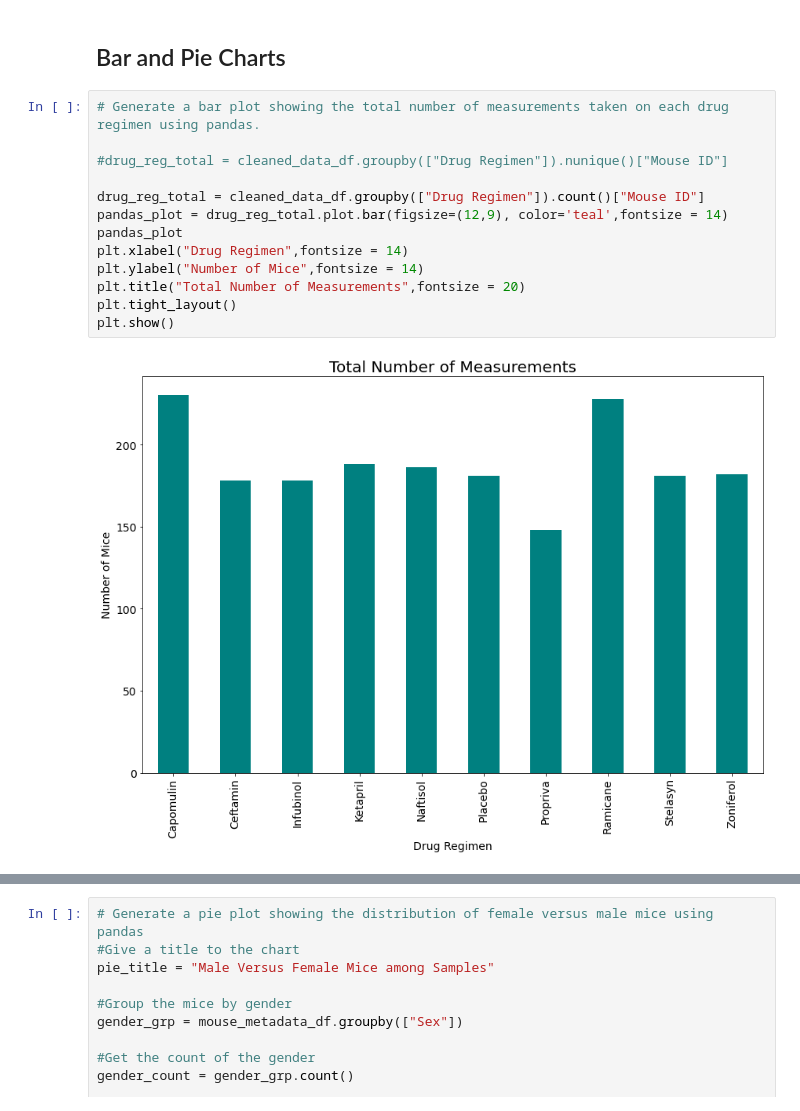
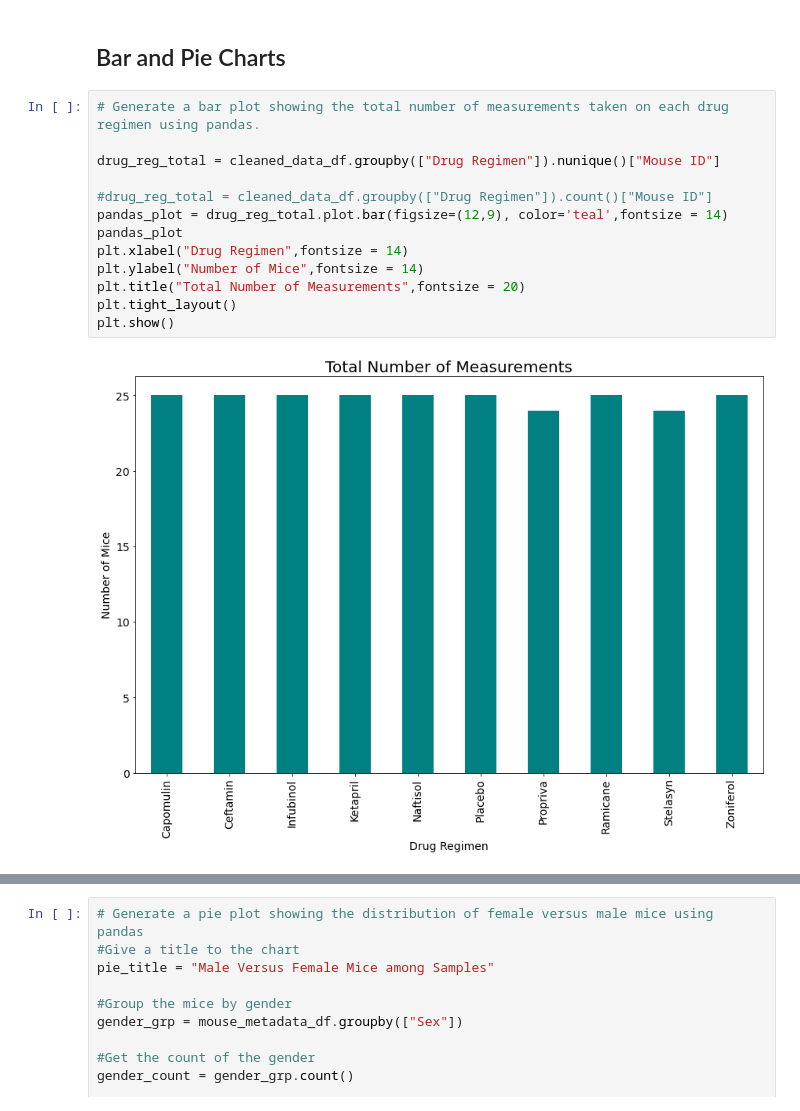
Before and after one commit to Claude-Hanfou/Pymaceuticals-Analysis, a Jupyter notebook: Pymaceuticals/Pymaceutical_start.ipynb, the cells around one changed output, grey strips where cells are left out. Saved outputs shown, nothing was run; the diff lists cells and outputs as text.

```diff
--- a/Pymaceuticals/Pymaceutical_start.ipynb
+++ b/Pymaceuticals/Pymaceutical_start.ipynb
@@ -126,17 +125,17 @@ summary_table.head(10)
 # %%
 # Generate a bar plot showing the total number of measurements taken on each drug regimen using pandas.
 
-#drug_reg_total = cleaned_data_df.groupby(["Drug Regimen"]).nunique()["Mouse ID"]
+drug_reg_total = cleaned_data_df.groupby(["Drug Regimen"]).nunique()["Mouse ID"]
 
-drug_reg_total = cleaned_data_df.groupby(["Drug Regimen"]).count()["Mouse ID"]
+#drug_reg_total = cleaned_data_df.groupby(["Drug Regimen"]).count()["Mouse ID"]
 pandas_plot = drug_reg_total.plot.bar(figsize=(12,9), color='teal',fontsize = 14)
 pandas_plot
 plt.xlabel("Drug Regimen",fontsize = 14)
 plt.ylabel("Number of Mice",fontsize = 14)
 plt.title("Total Number of Measurements",fontsize = 20)
 plt.tight_layout()
 plt.show()
 # %% [output]
-[figure, old version]
+[figure, new version]
 # %%
 # Generate a bar plot showing the total number of measurements taken on each drug regimen using pyplot.
```
Also changed, not shown: parts of 5 cells of this notebook.
